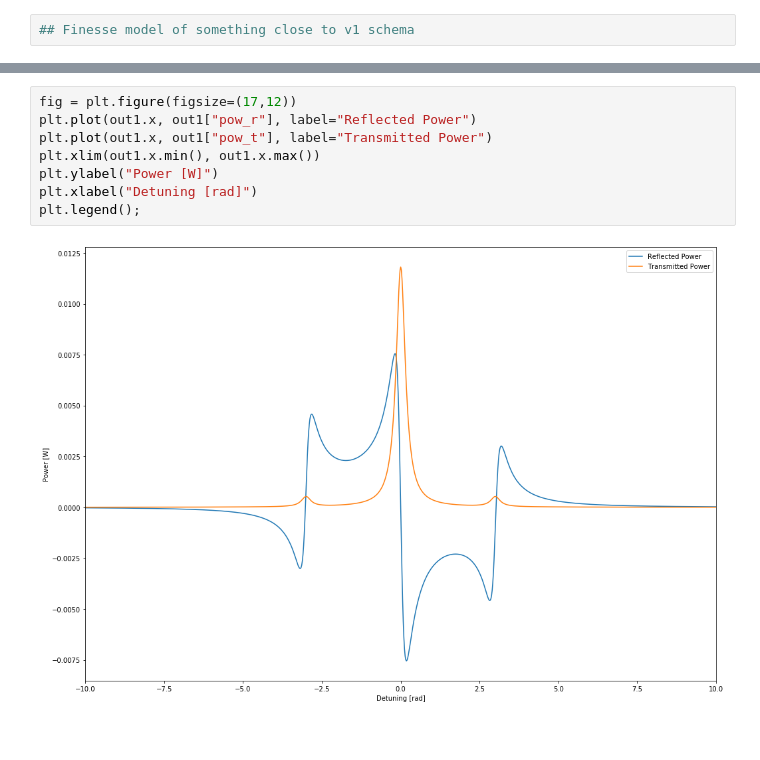
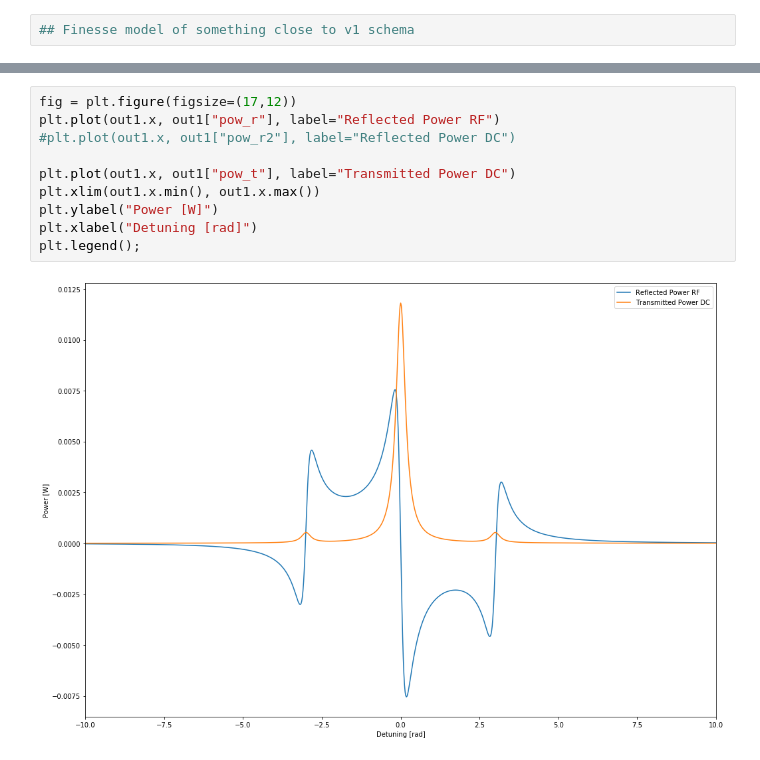
Before and after one commit to dancvan/AlGaAs_electrooptic_effect, a Jupyter notebook: code/finesse/schema_v1.ipynb, the cells around one changed output, grey strips where cells are left out. Drawn from its saved outputs; the diff is of its cells as text.

```diff
--- a/code/finesse/schema_v1.ipynb
+++ b/code/finesse/schema_v1.ipynb
@@ -53,11 +44,13 @@ kat.parse(code)
 out1 = kat.run()
 # %%
 fig = plt.figure(figsize=(17,12))
-plt.plot(out1.x, out1["pow_r"], label="Reflected Power")
-plt.plot(out1.x, out1["pow_t"], label="Transmitted Power")
+plt.plot(out1.x, out1["pow_r"], label="Reflected Power RF")
+#plt.plot(out1.x, out1["pow_r2"], label="Reflected Power DC")
+
+plt.plot(out1.x, out1["pow_t"], label="Transmitted Power DC")
 plt.xlim(out1.x.min(), out1.x.max())
 plt.ylabel("Power [W]")
 plt.xlabel("Detuning [rad]")
 plt.legend();
 # %% [output]
-[figure, old version]
+[figure, new version]
```
Also changed, not shown: parts of 2 cells of this notebook.
